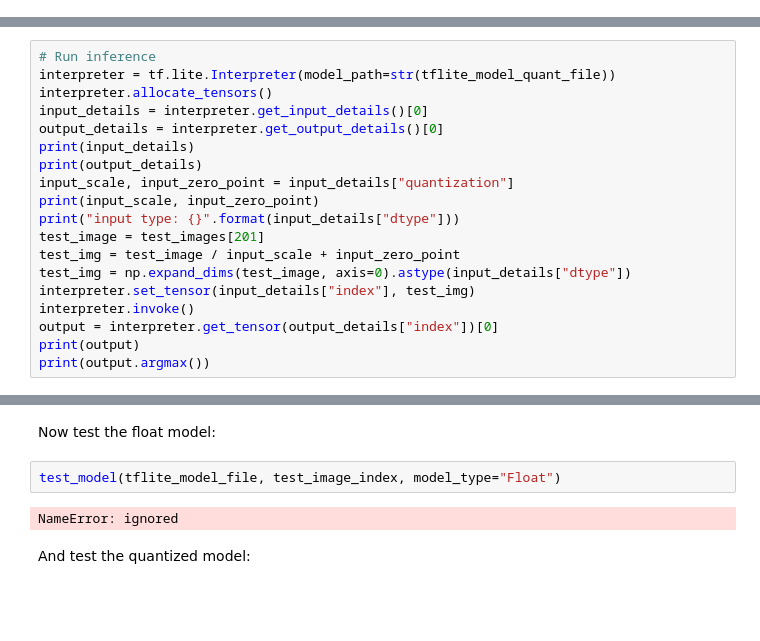
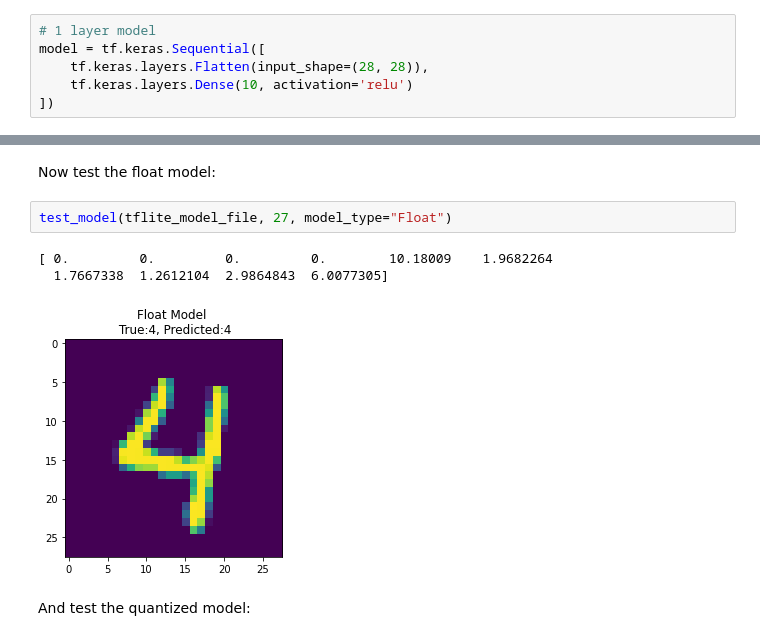
Before and after one commit to mkvenkit/ice40_tflite_inference, a Jupyter notebook: mnist_hr_post_training_integer_quant.ipynb, the cells around one changed output, grey strips where cells are left out. Cells and saved outputs as stored; diff of their text form; blank space fills up the shorter version.

Commit message:
added 1 layer

```diff
--- a/mnist_hr_post_training_integer_quant.ipynb
+++ b/mnist_hr_post_training_integer_quant.ipynb
@@ -81,6 +88,12 @@ model = tf.keras.Sequential([
     tf.keras.layers.Dense(128, activation='relu'),
     tf.keras.layers.Dense(10)
 ])
+# %%
+# 1 layer model
+model = tf.keras.Sequential([
+    tf.keras.layers.Flatten(input_shape=(28, 28)),
+    tf.keras.layers.Dense(10, activation='relu')
+])
 # %%
 # Train the digit classification model
 model.compile(optimizer='adam',
@@ -330,19 +270,0 @@ files.download(fname)
-# %%
-# Run inference
-interpreter = tf.lite.Interpreter(model_path=str(tflite_model_quant_file))
-interpreter.allocate_tensors()
-input_details = interpreter.get_input_details()[0]
-output_details = interpreter.get_output_details()[0]
-print(input_details)
-print(output_details)
-input_scale, input_zero_point = input_details["quantization"]
-print(input_scale, input_zero_point)
-print("input type: {}".format(input_details["dtype"]))
-test_image = test_images[201]
-test_img = test_image / input_scale + input_zero_point
-test_img = np.expand_dims(test_image, axis=0).astype(input_details["dtype"])
-interpreter.set_tensor(input_details["index"], test_img)
-interpreter.invoke()
-output = interpreter.get_tensor(output_details["index"])[0]
-print(output)
-print(output.argmax())
@@ -422,9 +333,11 @@ def test_model(tflite_file, test_image_index, model_type):
 # %% [markdown]
 Now test the float model:
 # %%
-test_model(tflite_model_file, test_image_index, model_type="Float")
+test_model(tflite_model_file, 27, model_type="Float")
 # %% [output]
-NameError: ignored
+[ 0.         0.         0.         0.        10.18009    1.9682264
+  1.7667338  1.2612104  2.9864843  6.0077305]
+[figure, added]
 # %% [markdown]
 And test the quantized model:
 # %%
```
Also changed, not shown: parts of 17 cells of this notebook, 6 other files.
